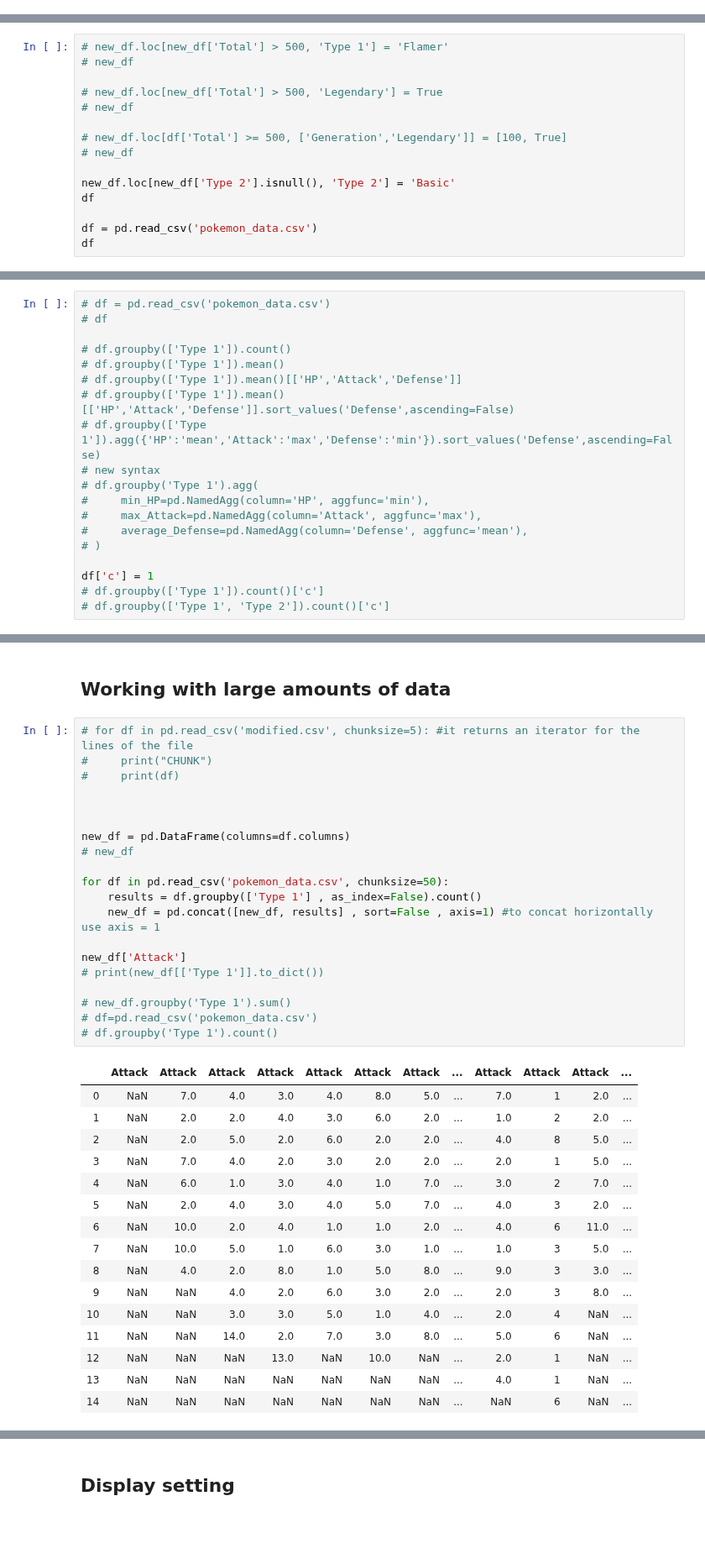
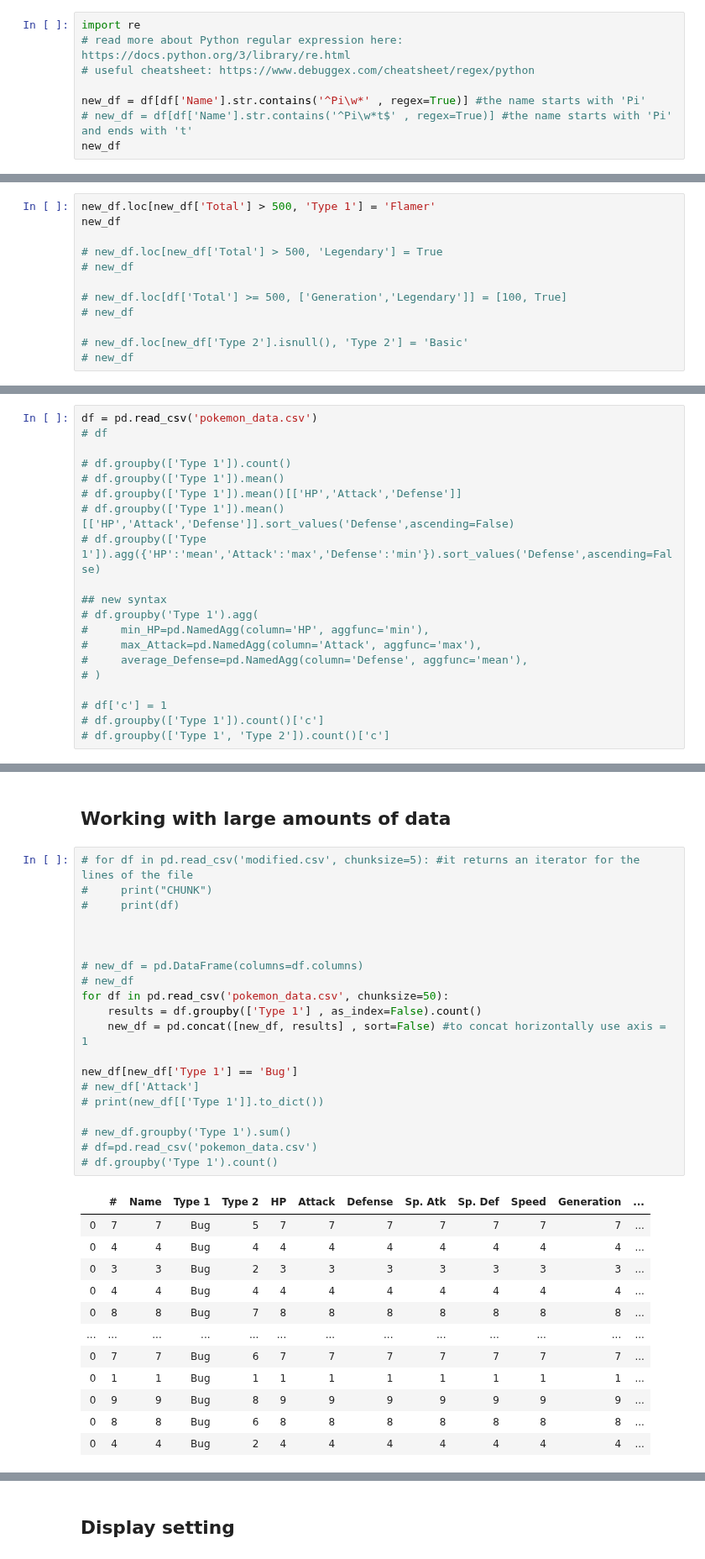
Before and after one commit to amingheibi/Data-Science-Course, a Jupyter notebook: 3-Pandas/Pandas Data Science Tutorial.ipynb, the cells around one changed output, grey strips where cells are left out. Shown at 84% size. Drawn from its saved outputs; the diff is of its cells as text; blank space fills up the shorter version.

```diff
--- a/3-Pandas/Pandas Data Science Tutorial.ipynb
+++ b/3-Pandas/Pandas Data Science Tutorial.ipynb
@@ -236,0 +247,8 @@ new_df
+# %%
+import re
+# read more about Python regular expression here: https://docs.python.org/3/library/re.html
+# useful cheatsheet: https://www.debuggex.com/cheatsheet/regex/python
+
+new_df = df[df['Name'].str.contains('^Pi\w*' , regex=True)] #the name starts with 'Pi'
+# new_df = df[df['Name'].str.contains('^Pi\w*t$' , regex=True)] #the name starts with 'Pi' and ends with 't'
+new_df
@@ -261,8 +290,8 @@ memory usage: 4.9+ KB
 
 ## Conditional Changes
 # %%
-# new_df.loc[new_df['Total'] > 500, 'Type 1'] = 'Flamer'
-# new_df
+new_df.loc[new_df['Total'] > 500, 'Type 1'] = 'Flamer'
+new_df
 
 # new_df.loc[new_df['Total'] > 500, 'Legendary'] = True
 # new_df
@@ -270,9 +299,6 @@ memory usage: 4.9+ KB
 # new_df.loc[df['Total'] >= 500, ['Generation','Legendary']] = [100, True]
 # new_df
 
-new_df.loc[new_df['Type 2'].isnull(), 'Type 2'] = 'Basic'
-df
-
-df = pd.read_csv('pokemon_data.csv')
-df
+# new_df.loc[new_df['Type 2'].isnull(), 'Type 2'] = 'Basic'
+# new_df
 # %% [output]
@@ -310,7 +350,7 @@ newdf[(newdf.index.get_level_values('Name').str.contains('Pichu'))
 # %% [markdown]
 ## Aggregate Statistics (Groupby)
 # %%
-# df = pd.read_csv('pokemon_data.csv')
+df = pd.read_csv('pokemon_data.csv')
 # df
 
 # df.groupby(['Type 1']).count()
@@ -318,14 +358,15 @@ newdf[(newdf.index.get_level_values('Name').str.contains('Pichu'))
 # df.groupby(['Type 1']).mean()[['HP','Attack','Defense']]
 # df.groupby(['Type 1']).mean()[['HP','Attack','Defense']].sort_values('Defense',ascending=False)
 # df.groupby(['Type 1']).agg({'HP':'mean','Attack':'max','Defense':'min'}).sort_values('Defense',ascending=False)
-# new syntax
+
+## new syntax
 # df.groupby('Type 1').agg(
 #     min_HP=pd.NamedAgg(column='HP', aggfunc='min'),
 #     max_Attack=pd.NamedAgg(column='Attack', aggfunc='max'),
 #     average_Defense=pd.NamedAgg(column='Defense', aggfunc='mean'),
 # )
 
-df['c'] = 1
+# df['c'] = 1
 # df.groupby(['Type 1']).count()['c']
 # df.groupby(['Type 1', 'Type 2']).count()['c']
 # %% [output]
@@ -374,37 +414,33 @@ res
 # %%
 # for df in pd.read_csv('modified.csv', chunksize=5): #it returns an iterator for the lines of the file
 #     print("CHUNK")
 #     print(df)
 
 
 
-new_df = pd.DataFrame(columns=df.columns)
+# new_df = pd.DataFrame(columns=df.columns)
 # new_df
-
 for df in pd.read_csv('pokemon_data.csv', chunksize=50):
     results = df.groupby(['Type 1'] , as_index=False).count()
-    new_df = pd.concat([new_df, results] , sort=False , axis=1) #to concat horizontally use axis = 1
+    new_df = pd.concat([new_df, results] , sort=False) #to concat horizontally use axis = 1
 
-new_df['Attack']
+new_df[new_df['Type 1'] == 'Bug']
+# new_df['Attack']
 # print(new_df[['Type 1']].to_dict())
 
 # new_df.groupby('Type 1').sum()
 # df=pd.read_csv('pokemon_data.csv')
 # df.groupby('Type 1').count()
 # %% [output]
-|  | Attack | Attack | Attack | Attack | Attack | Attack | Attack | ... | Attack | Attack | Attack | ... |
-| 0 | NaN | 7.0 | 4.0 | 3.0 | 4.0 | 8.0 | 5.0 | ... | 7.0 | 1 | 2.0 | ... |
-| 1 | NaN | 2.0 | 2.0 | 4.0 | 3.0 | 6.0 | 2.0 | ... | 1.0 | 2 | 2.0 | ... |
-| 2 | NaN | 2.0 | 5.0 | 2.0 | 6.0 | 2.0 | 2.0 | ... | 4.0 | 8 | 5.0 | ... |
-| 3 | NaN | 7.0 | 4.0 | 2.0 | 3.0 | 2.0 | 2.0 | ... | 2.0 | 1 | 5.0 | ... |
-| 4 | NaN | 6.0 | 1.0 | 3.0 | 4.0 | 1.0 | 7.0 | ... | 3.0 | 2 | 7.0 | ... |
-| 5 | NaN | 2.0 | 4.0 | 3.0 | 4.0 | 5.0 | 7.0 | ... | 4.0 | 3 | 2.0 | ... |
-| 6 | NaN | 10.0 | 2.0 | 4.0 | 1.0 | 1.0 | 2.0 | ... | 4.0 | 6 | 11.0 | ... |
-| 7 | NaN | 10.0 | 5.0 | 1.0 | 6.0 | 3.0 | 1.0 | ... | 1.0 | 3 | 5.0 | ... |
-| 8 | NaN | 4.0 | 2.0 | 8.0 | 1.0 | 5.0 | 8.0 | ... | 9.0 | 3 | 3.0 | ... |
-| 9 | NaN | NaN | 4.0 | 2.0 | 6.0 | 3.0 | 2.0 | ... | 2.0 | 3 | 8.0 | ... |
-| 10 | NaN | NaN | 3.0 | 3.0 | 5.0 | 1.0 | 4.0 | ... | 2.0 | 4 | NaN | ... |
-| 11 | NaN | NaN | 14.0 | 2.0 | 7.0 | 3.0 | 8.0 | ... | 5.0 | 6 | NaN | ... |
-| 12 | NaN | NaN | NaN | 13.0 | NaN | 10.0 | NaN | ... | 2.0 | 1 | NaN | ... |
-| 13 | NaN | NaN | NaN | NaN | NaN | NaN | NaN | ... | 4.0 | 1 | NaN | ... |
-| 14 | NaN | NaN | NaN | NaN | NaN | NaN | NaN | ... | NaN | 6 | NaN | ... |
+|  | # | Name | Type 1 | Type 2 | HP | Attack | Defense | Sp. Atk | Sp. Def | Speed | Generation | ... |
+| 0 | 7 | 7 | Bug | 5 | 7 | 7 | 7 | 7 | 7 | 7 | 7 | ... |
+| 0 | 4 | 4 | Bug | 4 | 4 | 4 | 4 | 4 | 4 | 4 | 4 | ... |
+| 0 | 3 | 3 | Bug | 2 | 3 | 3 | 3 | 3 | 3 | 3 | 3 | ... |
+| 0 | 4 | 4 | Bug | 4 | 4 | 4 | 4 | 4 | 4 | 4 | 4 | ... |
+| 0 | 8 | 8 | Bug | 7 | 8 | 8 | 8 | 8 | 8 | 8 | 8 | ... |
+| ... | ... | ... | ... | ... | ... | ... | ... | ... | ... | ... | ... | ... |
+| 0 | 7 | 7 | Bug | 6 | 7 | 7 | 7 | 7 | 7 | 7 | 7 | ... |
+| 0 | 1 | 1 | Bug | 1 | 1 | 1 | 1 | 1 | 1 | 1 | 1 | ... |
+| 0 | 9 | 9 | Bug | 8 | 9 | 9 | 9 | 9 | 9 | 9 | 9 | ... |
+| 0 | 8 | 8 | Bug | 6 | 8 | 8 | 8 | 8 | 8 | 8 | 8 | ... |
+| 0 | 4 | 4 | Bug | 2 | 4 | 4 | 4 | 4 | 4 | 4 | 4 | ... |
```
Also changed, not shown: parts of 19 cells of this notebook, 2 other files.
